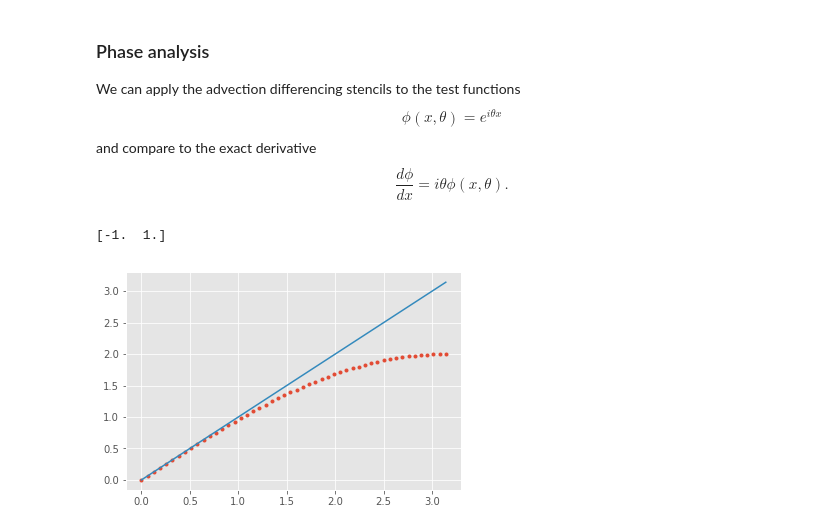
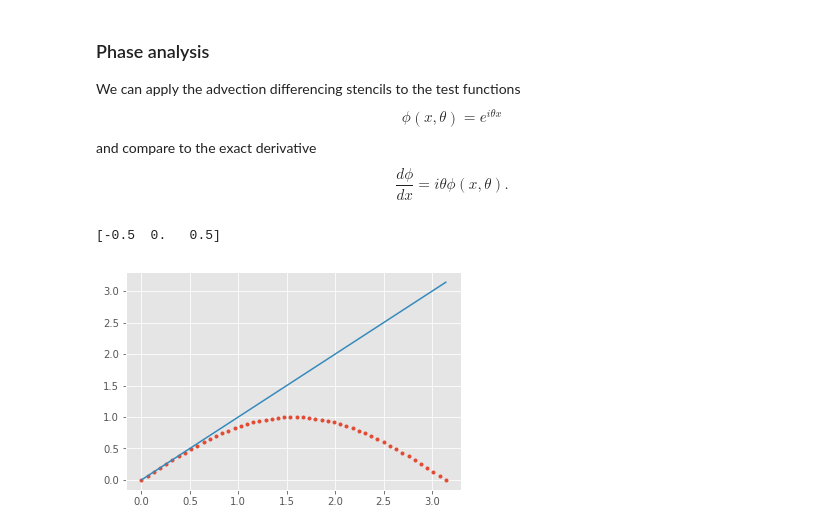
Before and after one commit to cu-numpde/numpde-fall2017, a Jupyter notebook: FDTransient.ipynb, the cells around one changed output. Cells and saved outputs as stored; diff of their text form; code cells hidden in the pictures.

```diff
--- a/FDTransient.ipynb
+++ b/FDTransient.ipynb
@@ -628,13 +634,13 @@ $$ c \Delta t < \Delta x $$
 
 We can apply the advection differencing stencils to the test functions $$ \phi(x, \theta) = e^{i \theta x}$$ and compare to the exact derivative $$ \frac{d \phi}{d x} = i \theta \phi(x, \theta) . $$
 # %%
-x = numpy.arange(-1, 1)
+x = numpy.arange(-1, 1+1)
 s1 = fdstencil(0, x)[1]
 print(s1)
 theta = numpy.linspace(0, numpy.pi)
 phi = numpy.exp(1j*numpy.outer(x, theta))
 pyplot.plot(theta, numpy.abs(s1.dot(phi)), '.')
 pyplot.plot(theta, theta);
 # %% [output]
-[-1.  1.]
+[-0.5  0.   0.5]
-[figure, old version]
+[figure, new version]
```
Also changed, not shown: parts of 15 cells of this notebook.
